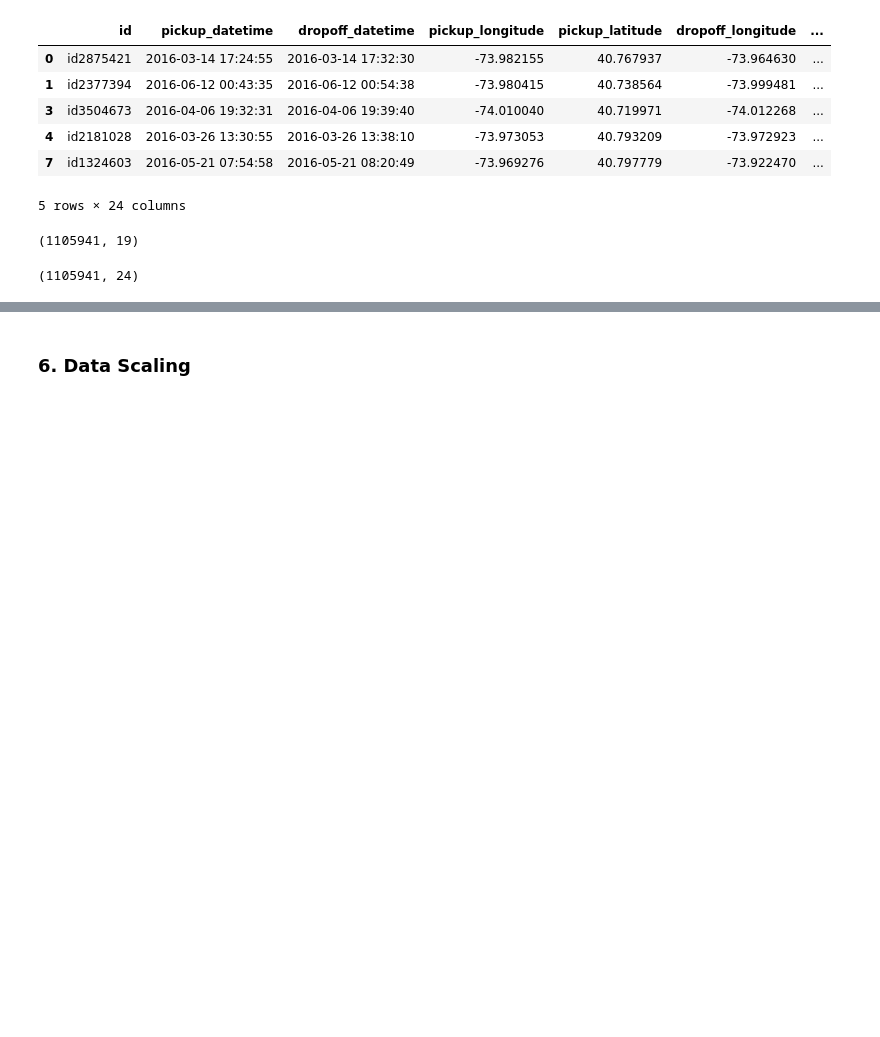
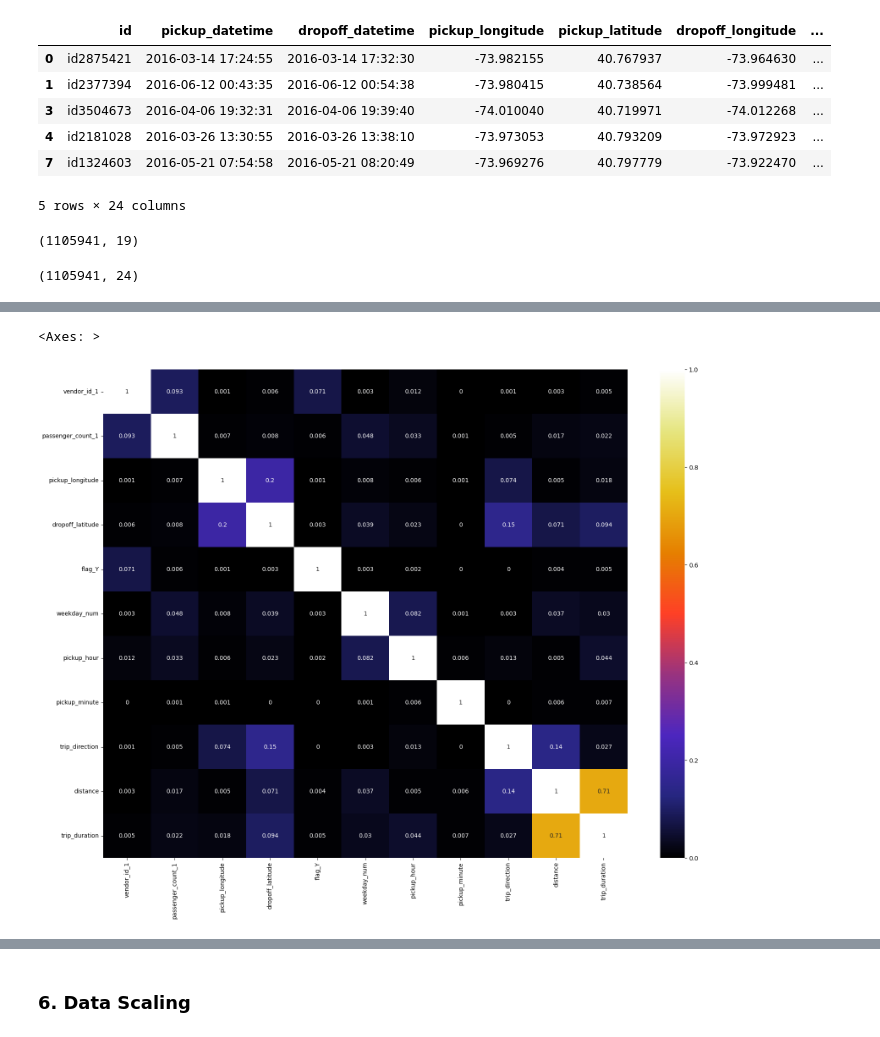
Before and after one commit to Navjotkhatri/NYC-Taxi-Trip-Time-Prediction, a Jupyter notebook: NYC_Taxi_Trip_Time_Prediction.ipynb, the cells around one changed output, grey strips where cells are left out. Saved outputs shown, nothing was run; the diff lists cells and outputs as text; code cells hidden in the pictures; blank space fills up the shorter version.

```diff
--- a/NYC_Taxi_Trip_Time_Prediction.ipynb
+++ b/NYC_Taxi_Trip_Time_Prediction.ipynb
@@ -1403,0 +1380,9 @@ NameError: ignored
+# %%
+final_df= df[['vendor_id_1','passenger_count_1','pickup_longitude','dropoff_latitude','flag_Y',
+              'weekday_num','pickup_hour','pickup_minute','trip_direction','distance','trip_duration']]
+# %%
+plt.figure(figsize=(20,15))
+sns.heatmap(abs(round(final_df.corr(),3)), annot=True, cmap=plt.cm.CMRmap)
+# %% [output]
+<Axes: >
+[figure, added]
```
Also changed, not shown: parts of 18 cells of this notebook.
